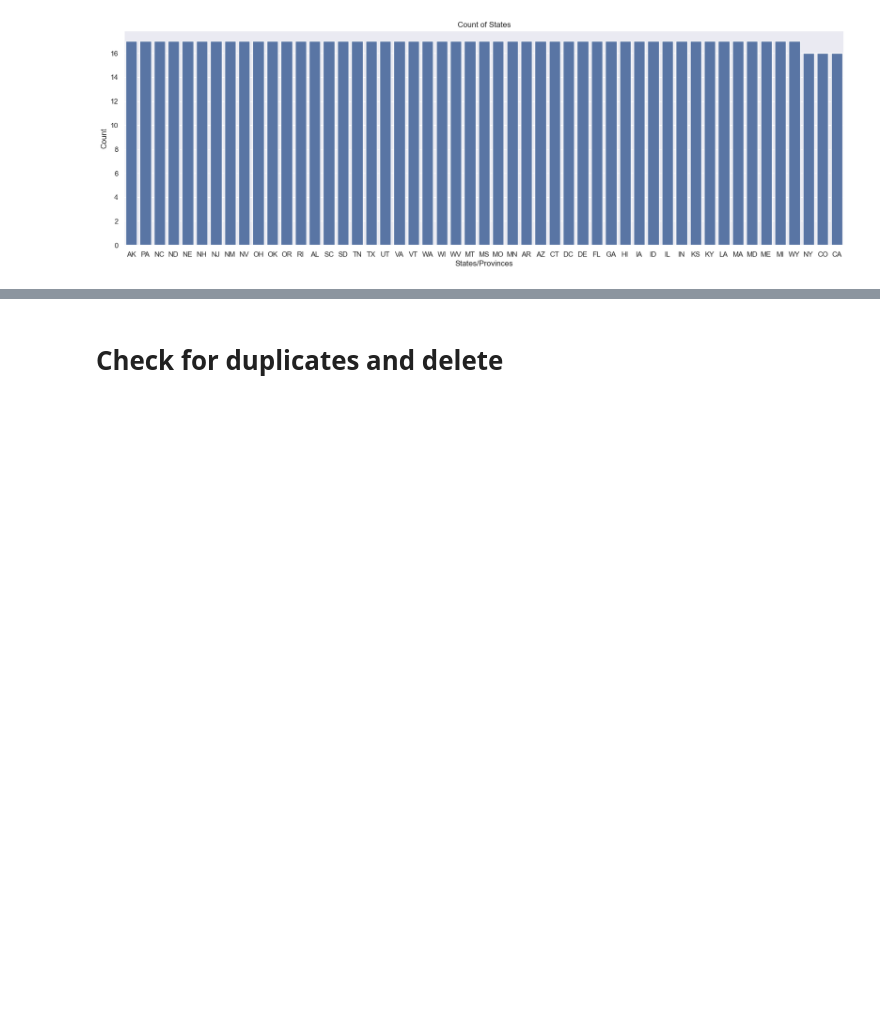
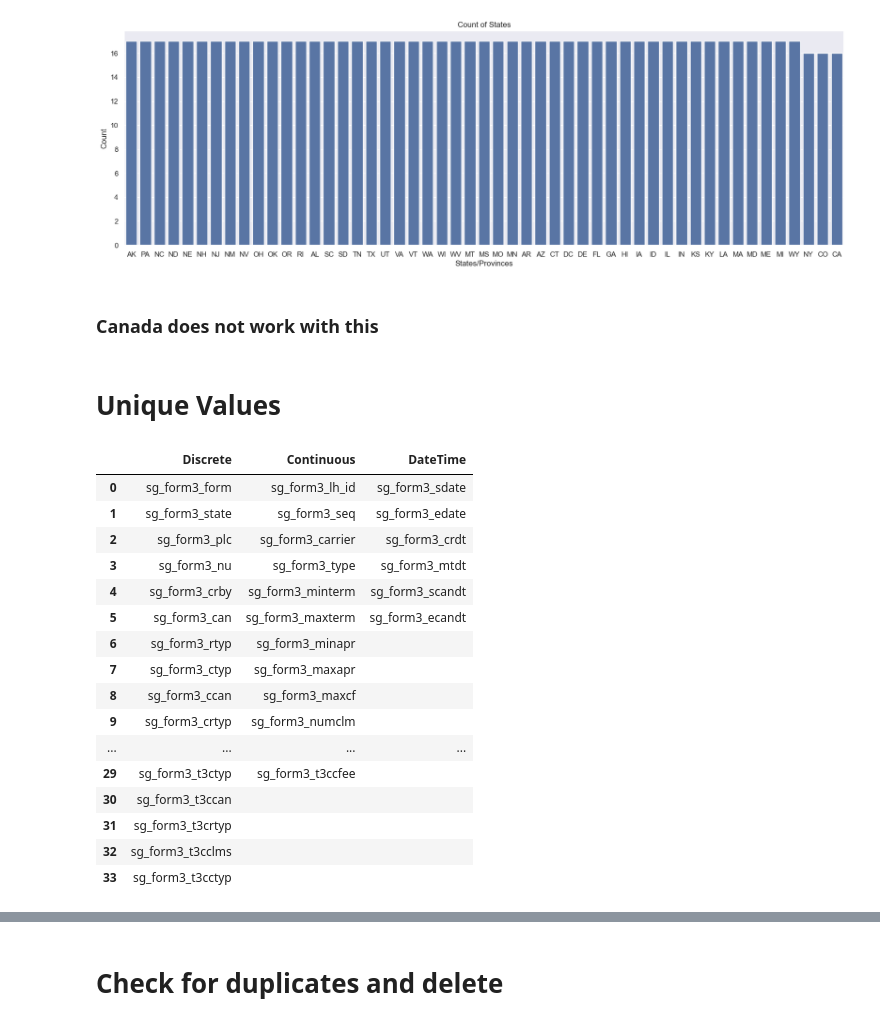
Before and after one commit to boborodono/Great_Learning, a Jupyter notebook: EDA Prep Jupyter Notebook/Hands_on_Notebook_ExploratoryDataAnalysis.ipynb, the cells around one changed output, grey strips where cells are left out. Saved outputs shown, nothing was run; the diff lists cells and outputs as text; code cells hidden in the pictures; blank space fills up the shorter version.

```diff
--- a/EDA Prep Jupyter Notebook/Hands_on_Notebook_ExploratoryDataAnalysis.ipynb
+++ b/EDA Prep Jupyter Notebook/Hands_on_Notebook_ExploratoryDataAnalysis.ipynb
@@ -353 +394,3 @@ plt.show()
+# %% [markdown]
+### Canada does not work with this
 # %%
@@ -372,3 +404,25 @@ fig.show()
 #                       color_continuous_scale="Magma",
 #                       )
 # fig.show()
+# %% [markdown]
+# Unique Values
+# %%
+df_of_datatypes
+# %% [output]
+|  | Discrete | Continuous | DateTime |
+| 0 | sg_form3_form | sg_form3_lh_id | sg_form3_sdate |
+| 1 | sg_form3_state | sg_form3_seq | sg_form3_edate |
+| 2 | sg_form3_plc | sg_form3_carrier | sg_form3_crdt |
+| 3 | sg_form3_nu | sg_form3_type | sg_form3_mtdt |
+| 4 | sg_form3_crby | sg_form3_minterm | sg_form3_scandt |
+| 5 | sg_form3_can | sg_form3_maxterm | sg_form3_ecandt |
+| 6 | sg_form3_rtyp | sg_form3_minapr |  |
+| 7 | sg_form3_ctyp | sg_form3_maxapr |  |
+| 8 | sg_form3_ccan | sg_form3_maxcf |  |
+| 9 | sg_form3_crtyp | sg_form3_numclm |  |
+| ... | ... | ... | ... |
+| 29 | sg_form3_t3ctyp | sg_form3_t3ccfee |  |
+| 30 | sg_form3_t3ccan |  |  |
+| 31 | sg_form3_t3crtyp |  |  |
+| 32 | sg_form3_t3cclms |  |  |
+| 33 | sg_form3_t3cctyp |  |  |
```
Also changed, not shown: parts of 47 cells of this notebook, 2 other files.
